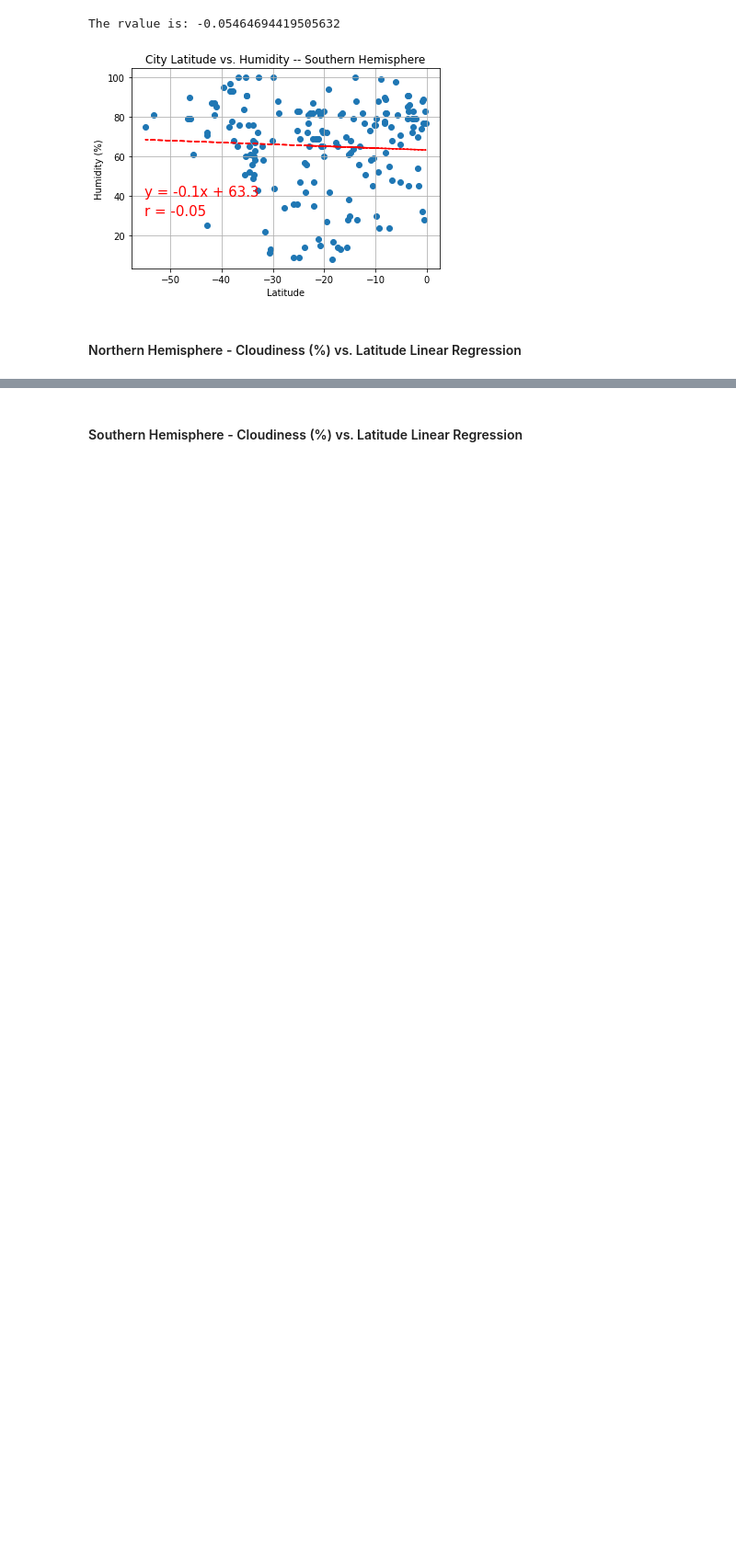
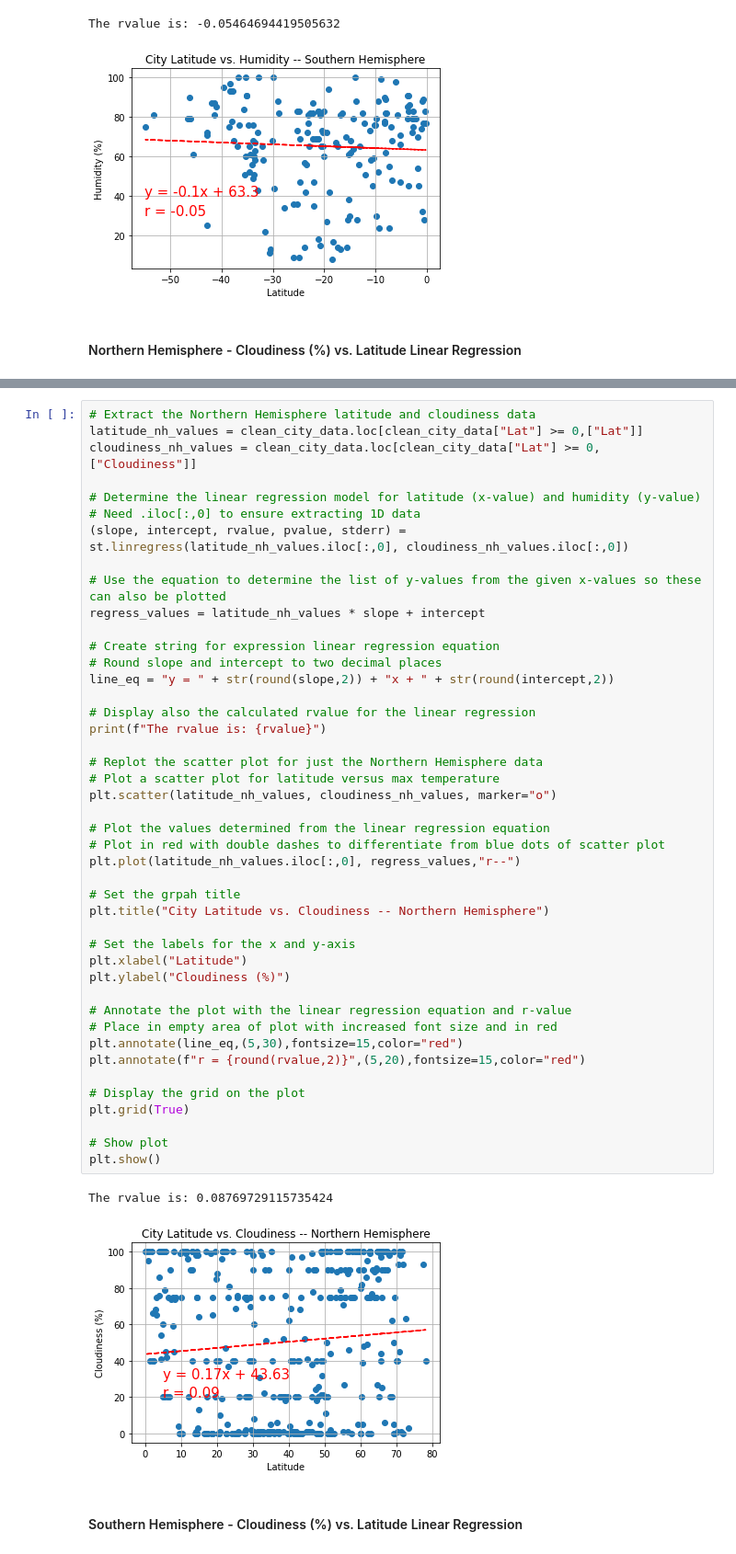
Before and after one commit to etassone1974/python-api-challenge, a Jupyter notebook: WeatherPy/WeatherPy.ipynb, the cells around one changed output, grey strips where cells are left out. Shown at 92% size. Saved outputs shown, nothing was run; the diff lists cells and outputs as text; blank space fills up the shorter version.

Commit message:
Updated Jupyter notebook with WeatherPy code for rest of linear regression

```diff
--- a/WeatherPy/WeatherPy.ipynb
+++ b/WeatherPy/WeatherPy.ipynb
@@ -567,2 +563,49 @@ The r-value is: 0.0020898727664228514
+# %%
+# Extract the Northern Hemisphere latitude and cloudiness data
+latitude_nh_values = clean_city_data.loc[clean_city_data["Lat"] >= 0,["Lat"]]
+cloudiness_nh_values = clean_city_data.loc[clean_city_data["Lat"] >= 0,["Cloudiness"]]
+
+# Determine the linear regression model for latitude (x-value) and humidity (y-value)
+# Need .iloc[:,0] to ensure extracting 1D data
+(slope, intercept, rvalue, pvalue, stderr) = st.linregress(latitude_nh_values.iloc[:,0], cloudiness_nh_values.iloc[:,0])
+
+# Use the equation to determine the list of y-values from the given x-values so these can also be plotted
+regress_values = latitude_nh_values * slope + intercept
+
+# Create string for expression linear regression equation
+# Round slope and intercept to two decimal places
+line_eq = "y = " + str(round(slope,2)) + "x + " + str(round(intercept,2))
+
+# Display also the calculated rvalue for the linear regression
+print(f"The rvalue is: {rvalue}")
+
+# Replot the scatter plot for just the Northern Hemisphere data
+# Plot a scatter plot for latitude versus max temperature
+plt.scatter(latitude_nh_values, cloudiness_nh_values, marker="o")
+
+# Plot the values determined from the linear regression equation
+# Plot in red with double dashes to differentiate from blue dots of scatter plot
+plt.plot(latitude_nh_values.iloc[:,0], regress_values,"r--")
+
+# Set the grpah title
+plt.title("City Latitude vs. Cloudiness -- Northern Hemisphere")
+
+# Set the labels for the x and y-axis
+plt.xlabel("Latitude")
+plt.ylabel("Cloudiness (%)")
+
+# Annotate the plot with the linear regression equation and r-value
+# Place in empty area of plot with increased font size and in red
+plt.annotate(line_eq,(5,30),fontsize=15,color="red")
+plt.annotate(f"r = {round(rvalue,2)}",(5,20),fontsize=15,color="red")
+
+# Display the grid on the plot
+plt.grid(True)
+
+# Show plot
+plt.show()
+# %% [output]
+The rvalue is: 0.08769729115735424
+[figure, added]
 # %% [markdown]
 ####  Southern Hemisphere - Cloudiness (%) vs. Latitude Linear Regression
```
Also changed, not shown: parts of 11 cells of this notebook.
